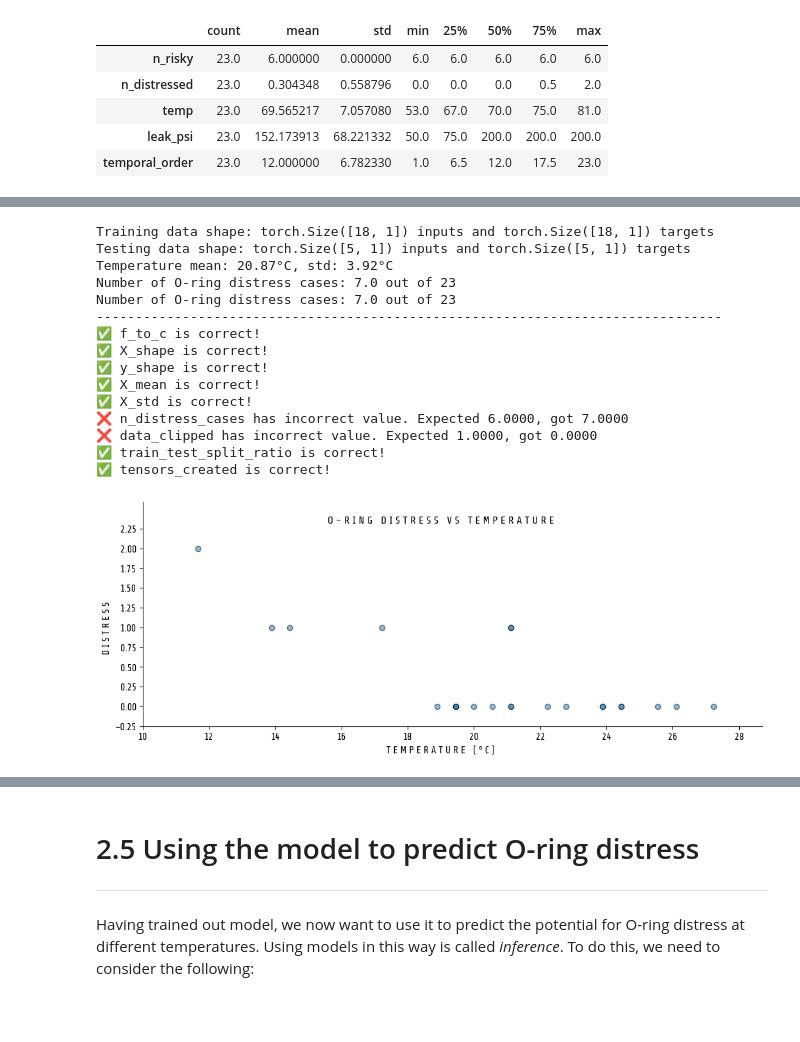
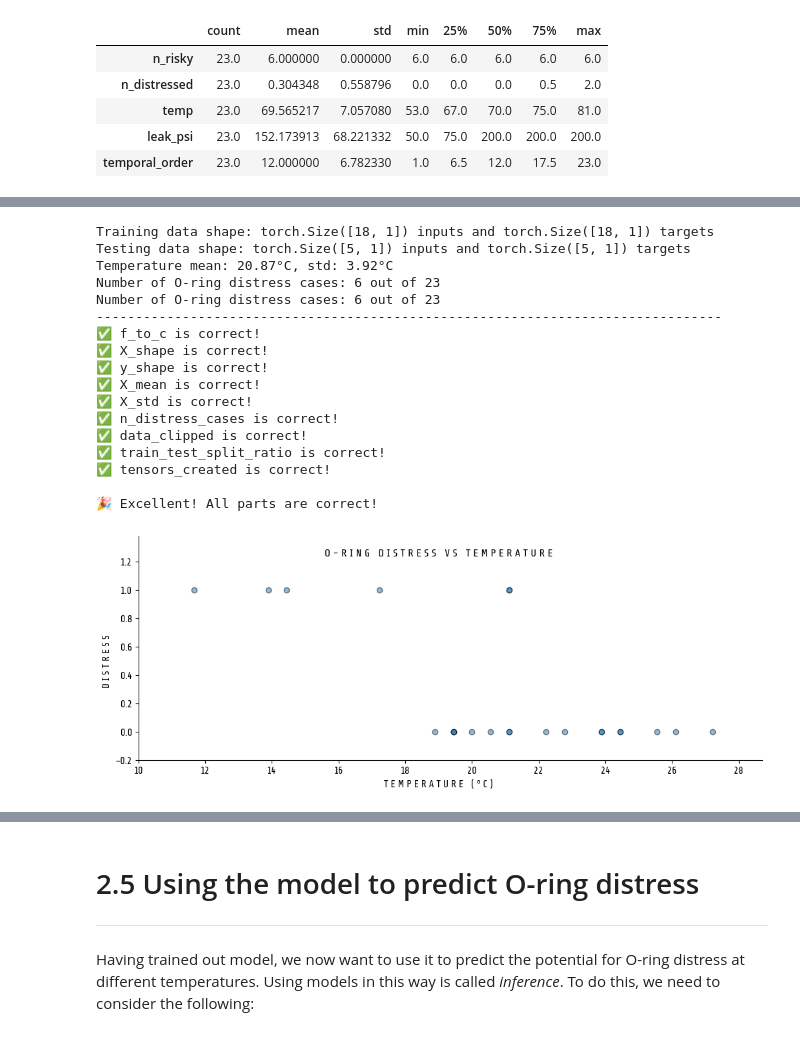
Before and after one commit to mikesidebottom/ML, a Jupyter notebook: SE02_CA_Artificial_neural_networks.ipynb, the cells around one changed output, grey strips where cells are left out. Drawn from its saved outputs; the diff is of its cells as text; code cells hidden in the pictures.

```diff
--- a/SE02_CA_Artificial_neural_networks.ipynb
+++ b/SE02_CA_Artificial_neural_networks.ipynb
@@ -301,24 +301,24 @@ X_train, X_test, y_train, y_test = train_test_split(X, y, test_size=0.2, random_
 # 1. Convert temperature from Fahrenheit to Celsius
 # 2. Cap n_distressed values at 1.0 (binary outcome)
 # 3. Convert features and targets to PyTorch tensors
-# 4. Normalize the temperature using standardization (z-score)
+# 4. Normalize the temperature data
 # 5. Split the data into training and testing sets (80% train, 20% test)
 
 # Step 1: Convert temperature from Fahrenheit to Celsius
 def f_to_c(f:float) -> float:
     # The conversion formula is:
     # C = (F - 32) * 5 / 9
-    return (f-32) * 5 / 9 # Add your code
+    return (f-32)*5/9# Add your code
 
 # Apply the conversion function to the temperature column
 temp = f_to_c(df['temp']) # Add your code
 
 # Step 2: Cap the n_distressed at 1.0 (binary outcome)
-n_distressed = df['n_distressed'] # Add your code
+n_distressed = df['n_distressed'].clip(upper=1) # Add your code
 
 # Step 3: Convert features and targets to PyTorch tensors
-X = torch.tensor(temp.values, dtype=torch.float32).unsqueeze(1) # Add your code
-y = torch.tensor(n_distressed.values, dtype=torch.float32).unsqueeze(1) # Add your code
+X = torch.tensor(temp).unsqueeze(1) # Add your code
+y = torch.tensor(n_distressed).unsqueeze(1) # Add your code
 
 # Step 4: Normalize the temperature data for better training
 # Use Standardization (z-score normalization)
@@ -327,8 +327,7 @@ X_std = X.std() # Add your code
 X_normalized = (X-X_mean)/X_std # Add your code
 
 # Step 5: Split the data into training and testing sets (80% train, 20% test)
-X_train, X_test, y_train, y_test = train_test_split(X_normalized, y, test_size=0.2, random_state=42)# Add your code
-
+X_train, X_test, y_train, y_test = train_test_split(X_normalized,y, test_size=0.2, random_state=42) # Add your code
 # Print the shapes of the training and testing sets
 print(f"Training data shape: {X_train.shape} inputs and {y_train.shape} targets")
 print(f"Testing data shape: {X_test.shape} inputs and {y_test.shape} targets")
@@ -342,38 +341,40 @@ answer = {
     'X_shape': X_normalized.shape,
     'y_shape': y.shape,
     'X_mean': X_mean.item(),
     'X_std': X_std.item(),
     'n_distress_cases': y.sum().item(),
     'data_clipped': bool(n_distressed.max() <= 1.0),
     'train_test_split_ratio': len(X_train) / len(X) >= 0.75 and len(X_train) / len(X) <= 0.85,
     'tensors_created': isinstance(X, torch.Tensor) and isinstance(y, torch.Tensor)
 }
 
 checker.check_exercise(2, answer)
 
 # Plot the data to visualize the relationship
 fig, ax = plt.subplots(figsize=(12, 4))
 ax.scatter(X.numpy(), y.numpy(), alpha=0.5, edgecolors='k')
 
 utils.plotting.make_fig_pretty(ax, title="O-Ring Distress vs Temperature",
                              xlabel="Temperature (°C)", ylabel="Distress")
 # %% [output]
 Training data shape: torch.Size([18, 1]) inputs and torch.Size([18, 1]) targets
 Testing data shape: torch.Size([5, 1]) inputs and torch.Size([5, 1]) targets
 Temperature mean: 20.87°C, std: 3.92°C
-Number of O-ring distress cases: 7.0 out of 23
-Number of O-ring distress cases: 7.0 out of 23
+Number of O-ring distress cases: 6 out of 23
+Number of O-ring distress cases: 6 out of 23
 --------------------------------------------------------------------------------
 ✅ f_to_c is correct!
 ✅ X_shape is correct!
 ✅ y_shape is correct!
 ✅ X_mean is correct!
 ✅ X_std is correct!
-❌ n_distress_cases has incorrect value. Expected 6.0000, got 7.0000
-❌ data_clipped has incorrect value. Expected 1.0000, got 0.0000
+✅ n_distress_cases is correct!
+✅ data_clipped is correct!
 ✅ train_test_split_ratio is correct!
 ✅ tensors_created is correct!
+
+🎉 Excellent! All parts are correct!
-[figure, old version]
+[figure, new version]
 # %% [markdown]
 ## 2.2 The Forward Pass
 ***
```
Also changed, not shown: parts of 4 cells of this notebook.
